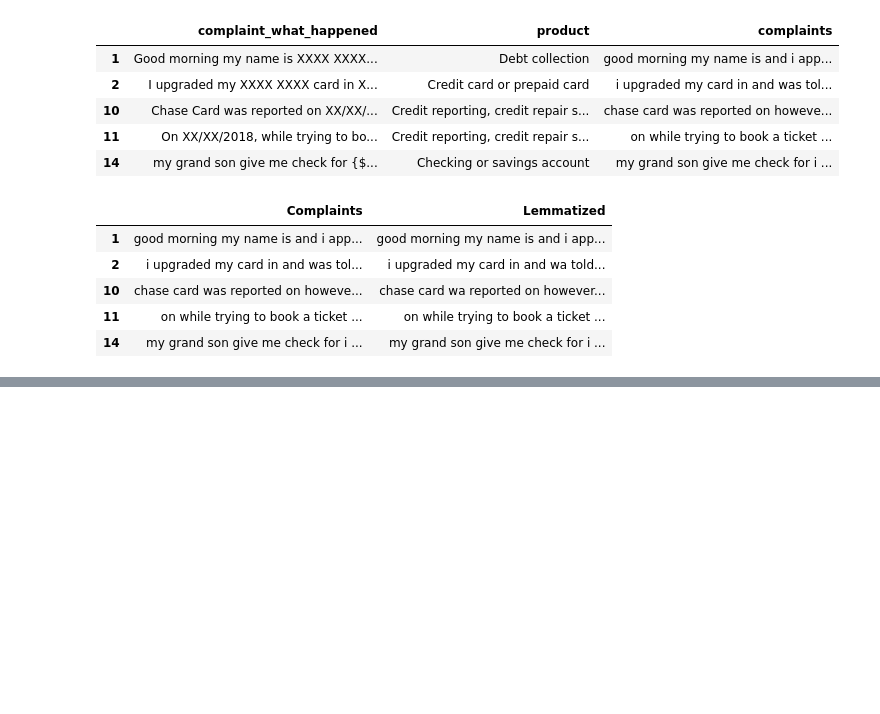
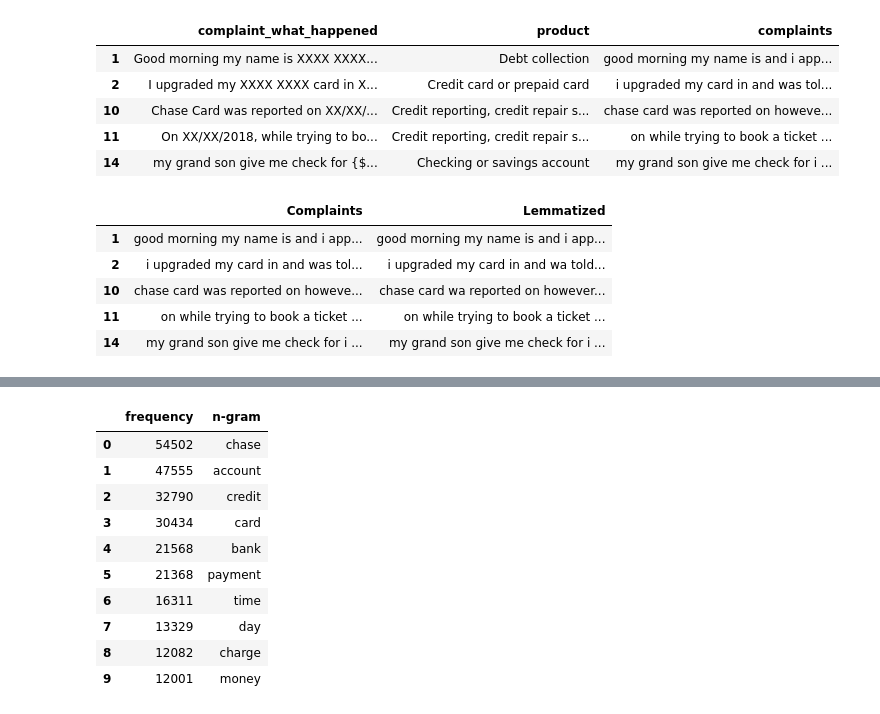
Before and after one commit to Ashik-Mohammed-S/Automatic_Ticket_Classifier, a Jupyter notebook: Model.ipynb, the cells around one changed output, grey strips where cells are left out. Saved outputs shown, nothing was run; the diff lists cells and outputs as text; code cells hidden in the pictures; blank space fills up the shorter version.

```diff
--- a/Model.ipynb
+++ b/Model.ipynb
@@ -191,0 +267,27 @@ df_clean["complaint_POS_removed"] =  df_clean.swifter.apply(lambda x: pos_tags(x
+# %%
+#Write your code here to find the top 30 unigram frequency among the complaints in the cleaned datafram(df_clean).
+from sklearn.feature_extraction.text import CountVectorizer
+
+def n_grams(gram):
+    data = CountVectorizer(stop_words='english', ngram_range=(gram, gram))
+    data_vectors = data.fit_transform(df_clean['Complaint_clean'])
+    count_values = data_vectors.toarray().sum(axis=0)
+    vocab = data.vocabulary_
+    df_ngram = pd.DataFrame(sorted([(count_values[i],k) for k,i in vocab.items()], reverse=True)
+            ).rename(columns={0: 'frequency', 1:'n-gram'})
+    return df_ngram
+# %%
+#Print the top 10 words in the unigram frequency
+n_grams(1).head(10)
+# %% [output]
+|  | frequency | n-gram |
+| 0 | 54502 | chase |
+| 1 | 47555 | account |
+| 2 | 32790 | credit |
+| 3 | 30434 | card |
+| 4 | 21568 | bank |
+| 5 | 21368 | payment |
+| 6 | 16311 | time |
+| 7 | 13329 | day |
+| 8 | 12082 | charge |
+| 9 | 12001 | money |
```
Also changed, not shown: parts of 15 cells of this notebook.
